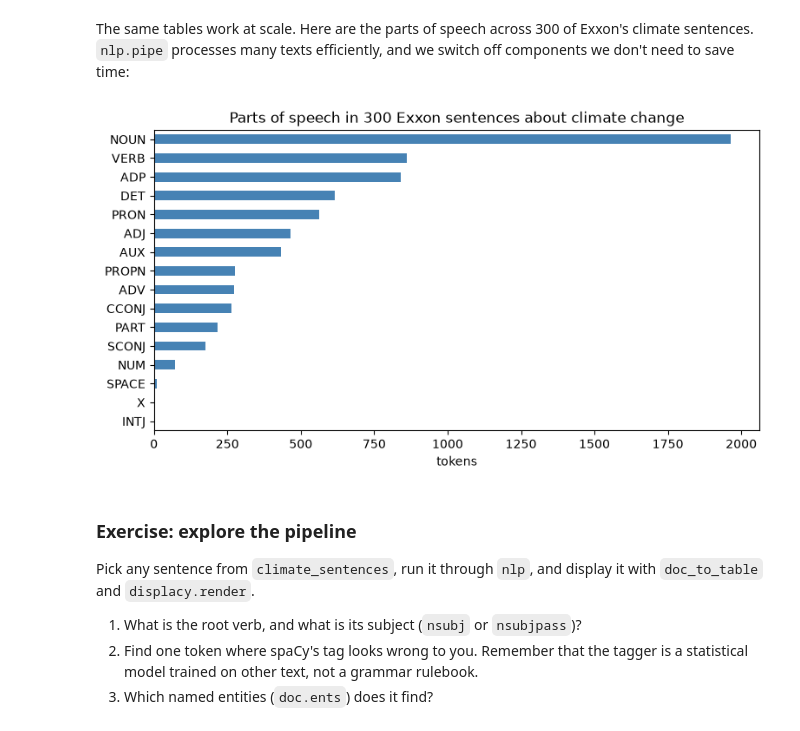
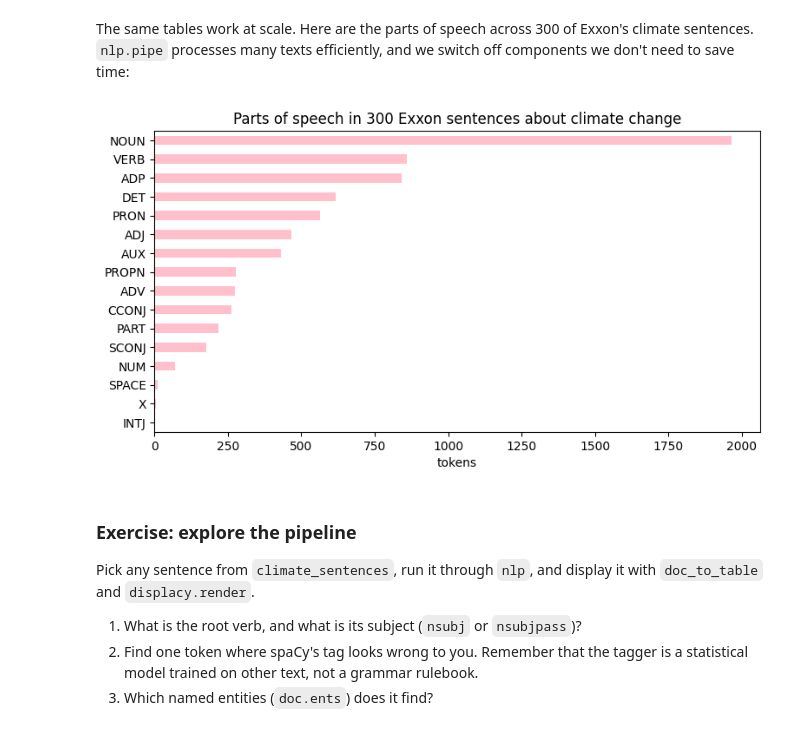
Before and after one commit to ellaxcode/QM2, a Jupyter notebook: notebooks/W04. Natural Language Processing.ipynb, the cells around one changed output. Saved outputs shown, nothing was run; the diff lists cells and outputs as text; code cells hidden in the pictures.

```diff
--- a/notebooks/W04. Natural Language Processing.ipynb
+++ b/notebooks/W04. Natural Language Processing.ipynb
@@ -234,13 +297,15 @@ displacy.render(list(doc.sents)[1], style='dep', jupyter=True, options={'compact
 The same tables work at scale. Here are the parts of speech across 300 of Exxon's climate sentences. `nlp.pipe` processes many texts efficiently, and we switch off components we don't need to save time:
 # %%
 pos_counts = Counter()
-for d in nlp.pipe(climate_sentences[:300], disable=['ner', 'spacytextblob']):
-    pos_counts.update(t.pos_ for t in d if not t.is_punct)
+for d in nlp.pipe(climate_sentences[:300], disable=['spacytextblob']):
+    pos_counts.update(t.pos_ for t in d if not t.is_punct)      #pos = part of speech
 
-pd.Series(pos_counts).sort_values().plot.barh(color='steelblue')
-plt.title('Parts of speech in 300 Exxon sentences about climate change'); plt.xlabel('tokens'); plt.show()
+pd.Series(pos_counts).sort_values().plot.barh(color='pink')
+plt.title('Parts of speech in 300 Exxon sentences about climate change')
+plt.xlabel('tokens')
+plt.show()
 # %% [output]
-[figure, old version]
+[figure, new version]
 # %% [markdown]
 ### Exercise: explore the pipeline
 
```
Also changed, not shown: parts of 11 cells of this notebook.
